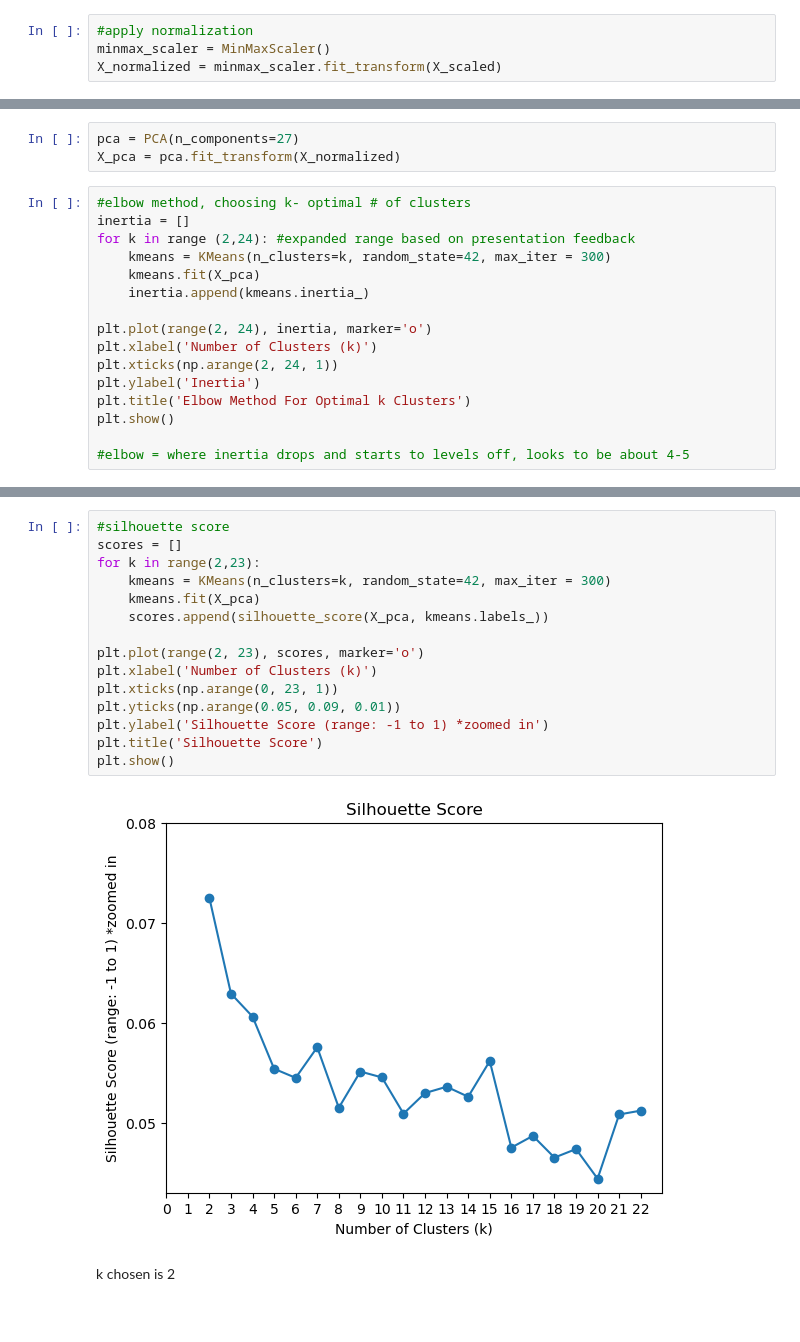
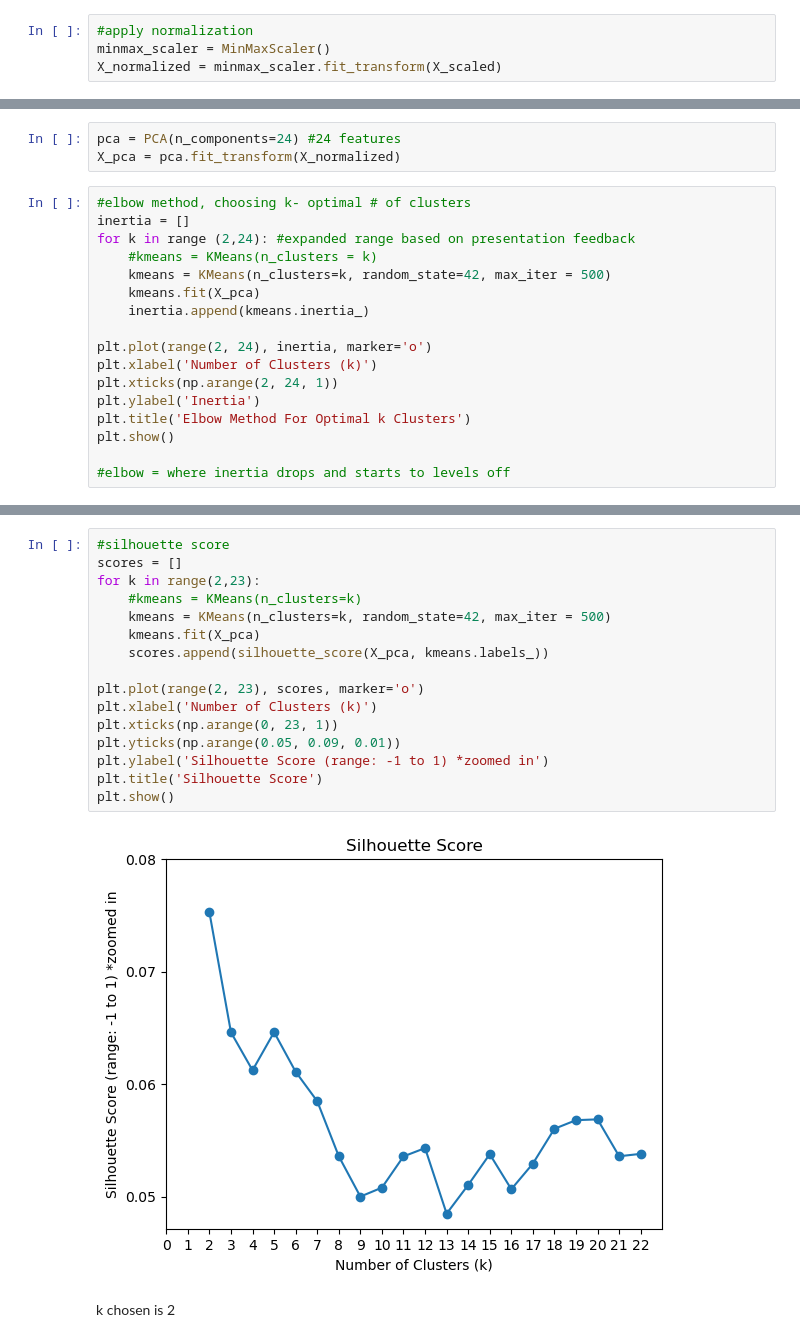
Before and after one commit to Ariana-Elahi/ML-Final-Project, a Jupyter notebook: unsupervised_model.ipynb, the cells around one changed output, grey strips where cells are left out. Cells and saved outputs as stored; diff of their text form.

```diff
--- a/unsupervised_model.ipynb
+++ b/unsupervised_model.ipynb
@@ -122,11 +123,12 @@ plt.show()
 # %%
-pca = PCA(n_components=27)
+pca = PCA(n_components=24) #24 features
 X_pca = pca.fit_transform(X_normalized)
 # %%
 #elbow method, choosing k- optimal # of clusters
 inertia = []
 for k in range (2,24): #expanded range based on presentation feedback
-    kmeans = KMeans(n_clusters=k, random_state=42, max_iter = 300)
+    #kmeans = KMeans(n_clusters = k)
+    kmeans = KMeans(n_clusters=k, random_state=42, max_iter = 500)
     kmeans.fit(X_pca)
     inertia.append(kmeans.inertia_)
 
@@ -137,5 +139,5 @@ plt.ylabel('Inertia')
 plt.title('Elbow Method For Optimal k Clusters')
 plt.show()
 
-#elbow = where inertia drops and starts to levels off, looks to be about 4-5
+#elbow = where inertia drops and starts to levels off
 # %% [output]
@@ -143,20 +145,21 @@ plt.show()
 # %%
 #silhouette score
 scores = []
 for k in range(2,23):
-    kmeans = KMeans(n_clusters=k, random_state=42, max_iter = 300)
+    #kmeans = KMeans(n_clusters=k)
+    kmeans = KMeans(n_clusters=k, random_state=42, max_iter = 500)
     kmeans.fit(X_pca)
     scores.append(silhouette_score(X_pca, kmeans.labels_))
 
 plt.plot(range(2, 23), scores, marker='o')
 plt.xlabel('Number of Clusters (k)')
 plt.xticks(np.arange(0, 23, 1))
 plt.yticks(np.arange(0.05, 0.09, 0.01))
 plt.ylabel('Silhouette Score (range: -1 to 1) *zoomed in')
 plt.title('Silhouette Score')
 plt.show()
 # %% [output]
-[figure, old version]
+[figure, new version]
 # %% [markdown]
 k chosen is 2
 # %%
```
Also changed, not shown: parts of 6 cells of this notebook, 1 other file.
